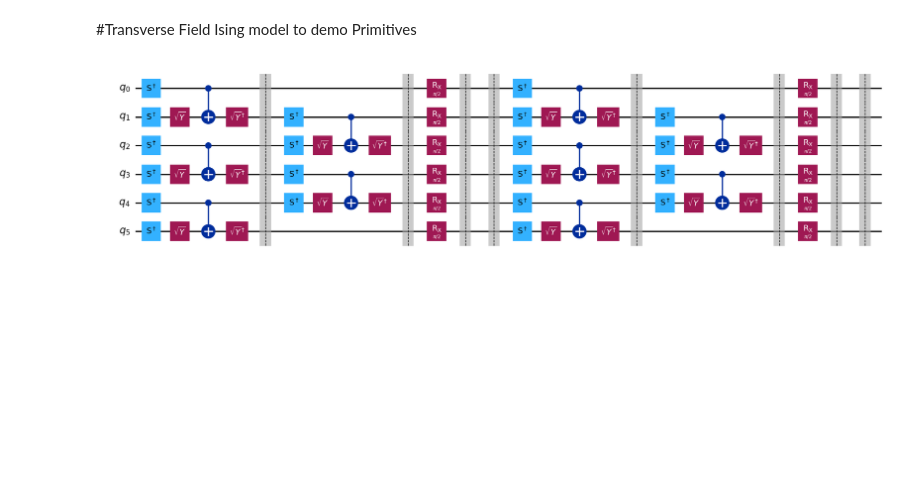
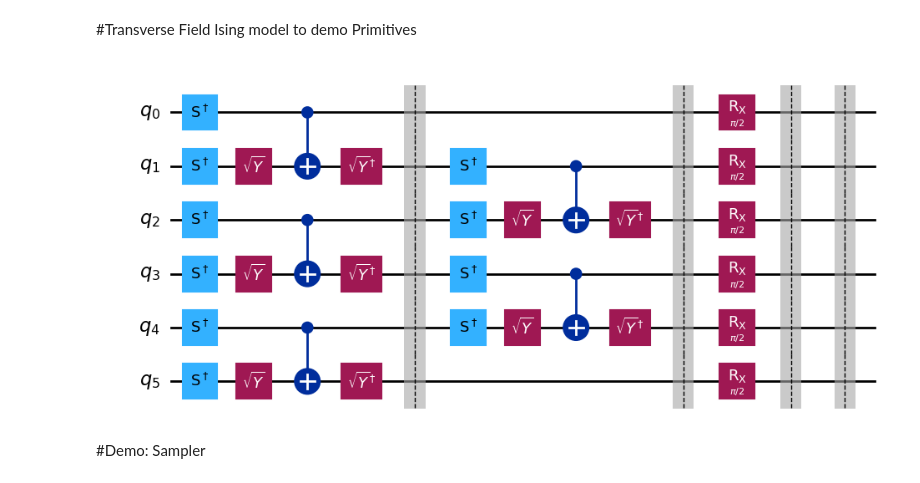
Before and after one commit to BadhonRahman01/QuantumComputing, a Jupyter notebook: Primitives.ipynb, the cells around one changed output. Drawn from its saved outputs; the diff is of its cells as text; code cells hidden in the pictures; blank space fills up the shorter version.

```diff
--- a/Primitives.ipynb
+++ b/Primitives.ipynb
@@ -41,10 +41,12 @@ def add_1d_tfim_trotter_layer(qc, rx_angle, layer_barriers = False):
         qc.barrier()
 # %%
 num_qubits = 6
-num_trotter_steps = 2
+num_trotter_steps = 1
 rx_angle = 0.5 * np.pi
 
 qc = generate_1D_tfim_circuit(num_qubits, num_trotter_steps, rx_angle, trotter_barriers=True, layer_barriers=True)
 qc.draw(output='mpl', fold=-1)
 # %% [output]
-[figure, old version]
+[figure, new version]
+# %% [markdown]
+#Demo: Sampler
```
Also changed, not shown: parts of 2 cells of this notebook.
